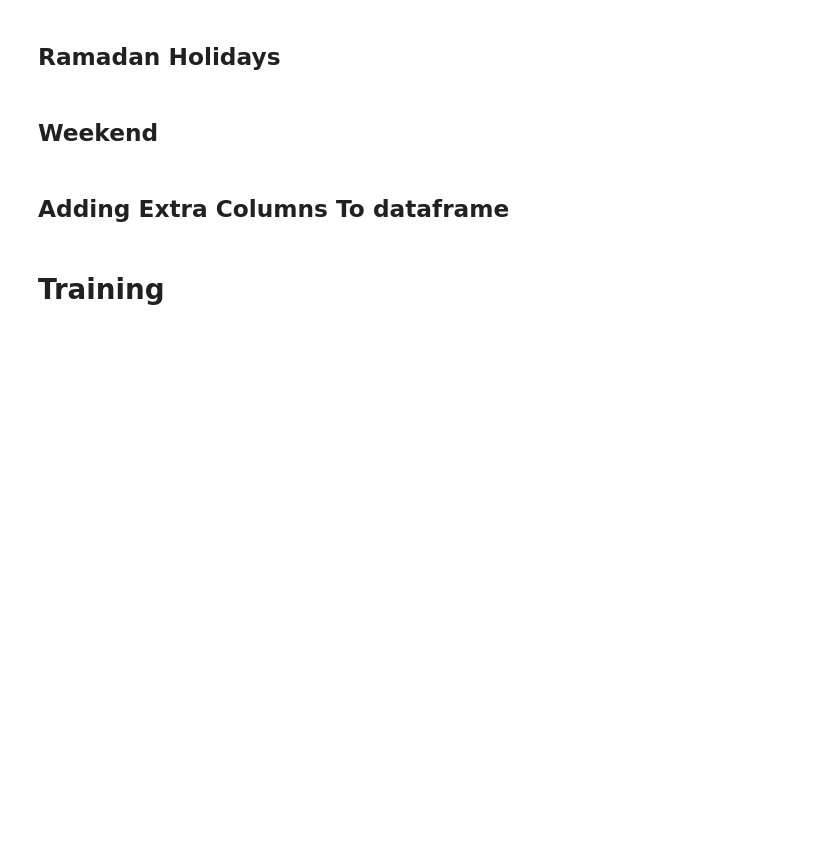
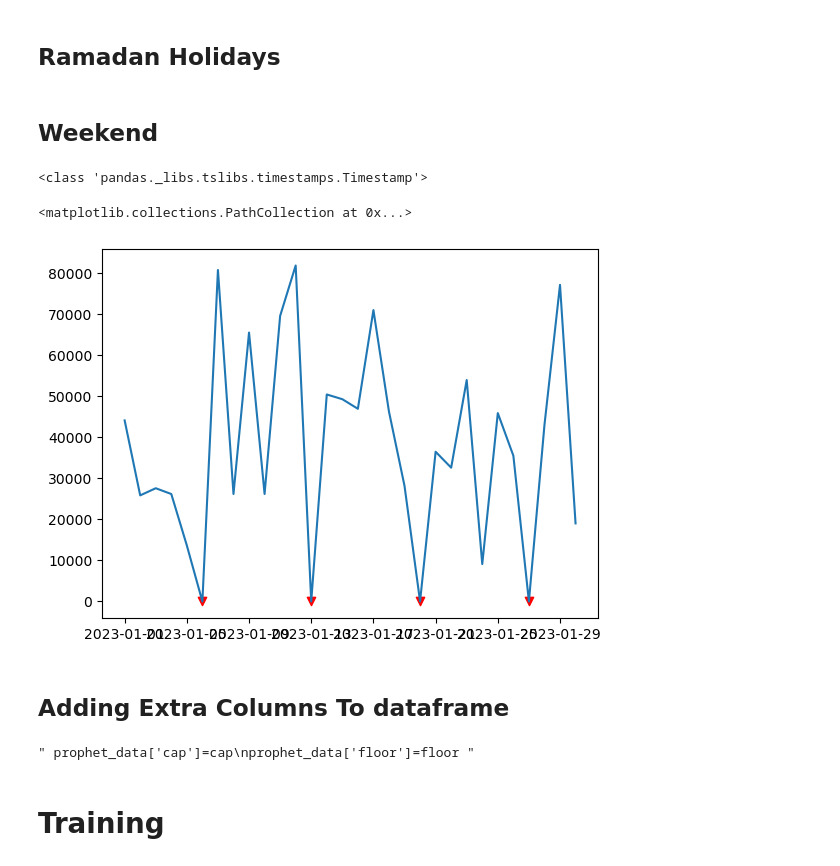
Before and after one commit to Ajazahmad94/DemandForecasting, a Jupyter notebook: models/prophetmodel.ipynb, the cells around one changed output. Cells and saved outputs as stored; diff of their text form; code cells hidden in the pictures; blank space fills up the shorter version.

```diff
--- a/models/prophetmodel.ipynb
+++ b/models/prophetmodel.ipynb
@@ -165,10 +327,16 @@ ramadan_df = generate_ramadan_dates_df(start_year, end_year)
 ## Weekend
 # %%
 def generate_weekends(start_date, end_date, weekend_days):
-    start_date = datetime.strptime(start_date, '%d-%m-%Y')
-    end_date = datetime.strptime(end_date, '%d-%m-%Y')
+    '''
+    This function will generate weekends dataframe with ds and holiday columns
+    Parameters :
+    start_date : start date of the data of type datetime
+    end_date : end date of the data of type datetime
+    weekend_days : list of weekend days ex: [4] for Friday
+    return : weekends dataframe with ds and holiday columns
+    '''
+    weekends = []
 
-    weekends = []
     current_date = start_date
 
     while current_date <= end_date:
@@ -181,21 +349,52 @@ def generate_weekends(start_date, end_date, weekend_days):
     weekend_df = {'ds': weekends,
                   'holiday': [day.strftime('%A') for day in weekends]}
 
+
     df_weekends = pd.DataFrame(weekend_df)
     return df_weekends
 # %%
+print(type(start_date))
 df_weekends = generate_weekends(start_date, end_date, weekend_days)
 data['is_weekend'] = data['ds'].isin(df_weekends['ds']).astype(int)
 data['is_weekday'] = (data['is_weekend'] == 0).astype(int)
-#df_weekends
+
+first_30Days['is_weekend'] = first_30Days['ds'].isin(df_weekends['ds']).astype(int)
+
+onlyWeekends= first_30Days[data['is_weekend']==1]
+
+plt.plot(first_30Days['ds'],first_30Days['y'])
+plt.scatter(onlyWeekends['ds'],onlyWeekends['y'], marker='v', color='r')
+# %% [output]
+<class 'pandas._libs.tslibs.timestamps.Timestamp'>
+<matplotlib.collections.PathCollection at 0x...>
+[figure, added]
 # %% [markdown]
 ## Adding Extra Columns To dataframe
 # %%
 # Create a binary indicator for Ramadan
+
+# Define a percentile value (e.g., 99th percentile)
+percentile_value = 99
+
+# Calculate the specified percentile for the cap
+cap = (np.percentile(data['y'], percentile_value)) * 1.5
+
+# Define a lower percentile value (e.g., 5th percentile) for the floor
+percentile_floor = 5
+
+# Calculate the specified percentile for the floor
+floor = np.percentile(data['y'], percentile_floor)
+
 data['is_ramadan'] = data['ds'].isin(ramadan_df['ds']).astype(int)
 prophet_data= data
-prophet_data['cap']=cap
-prophet_data['floor']=floor
+
+
+#print (prophet_data[prophet_data['y'] == 0])
+
+""" prophet_data['cap']=cap
+prophet_data['floor']=floor """
+# %% [output]
+" prophet_data['cap']=cap\nprophet_data['floor']=floor "
 # %% [markdown]
 # Training
 # %% [markdown]
```
Also changed, not shown: parts of 15 cells of this notebook, 3 other files.
